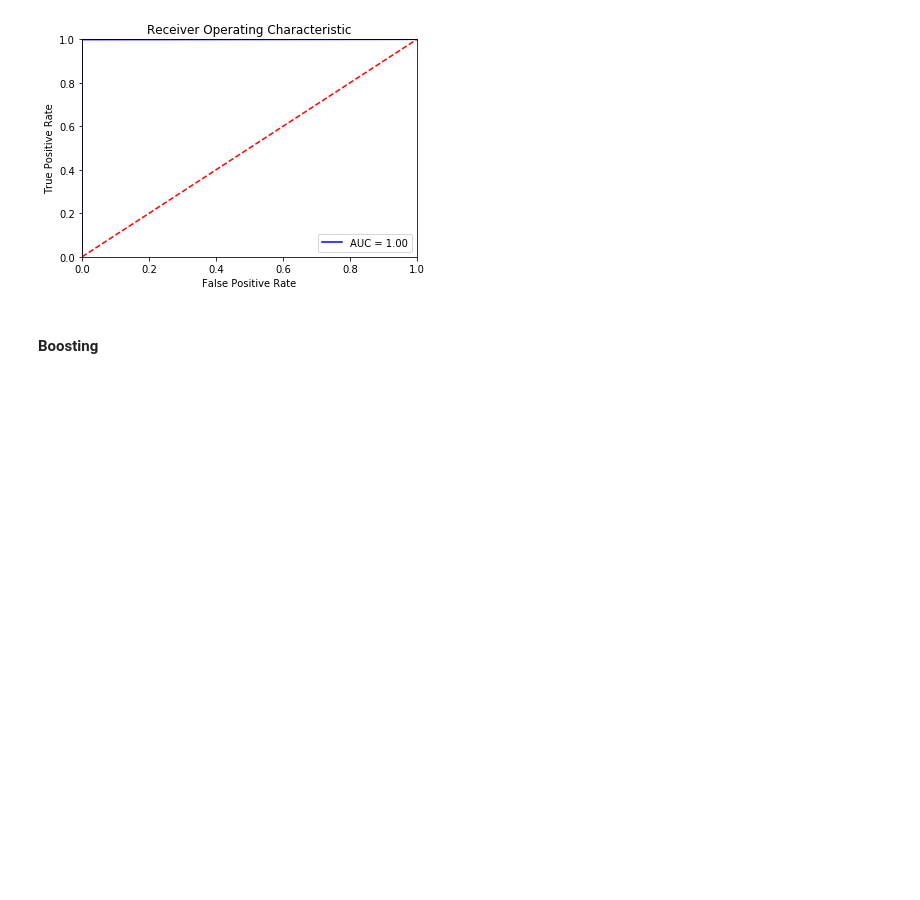
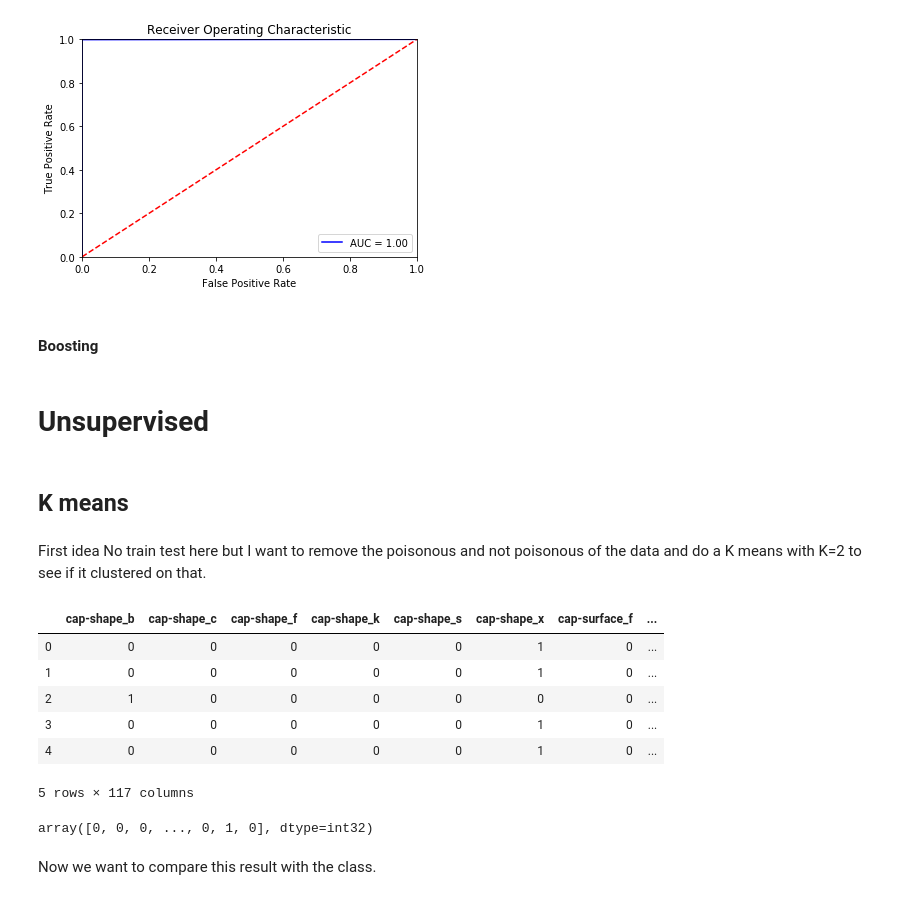
Before and after one commit to vpl19/ML_HDA_project, a Jupyter notebook: Notebook.ipynb, the cells around one changed output. Cells and saved outputs as stored; diff of their text form; code cells hidden in the pictures; blank space fills up the shorter version.

Commit message:
begining of unsupervised

```diff
--- a/Notebook.ipynb
+++ b/Notebook.ipynb
@@ -314,3 +315,23 @@ Text(0.5, 0, 'False Positive Rate')
 #### NN
 # %%
 #### Random forest
+# %% [markdown]
+# Unsupervised
+# %% [markdown]
+## K means
+# %% [markdown]
+First idea
+No train test here but I want to remove the poisonous and not poisonous of the data and do a K means with K=2 to
+see if it clustered on that.
+# %%
+# the dataset one-hot encoded that we will work on
+
+X.head()
+# %% [output]
+|  | cap-shape_b | cap-shape_c | cap-shape_f | cap-shape_k | cap-shape_s | cap-shape_x | cap-surface_f | ... |
+| 0 | 0 | 0 | 0 | 0 | 0 | 1 | 0 | ... |
+| 1 | 0 | 0 | 0 | 0 | 0 | 1 | 0 | ... |
+| 2 | 1 | 0 | 0 | 0 | 0 | 0 | 0 | ... |
+| 3 | 0 | 0 | 0 | 0 | 0 | 1 | 0 | ... |
+| 4 | 0 | 0 | 0 | 0 | 0 | 1 | 0 | ... |
+5 rows × 117 columns
@@ -316,0 +341,6 @@ Text(0.5, 0, 'False Positive Rate')
+# %%
+kmeans.labels_
+# %% [output]
+array([0, 0, 0, ..., 0, 1, 0], dtype=int32)
+# %% [markdown]
+Now we want to compare this result with the class.
```
Also changed, not shown: parts of 9 cells of this notebook.
